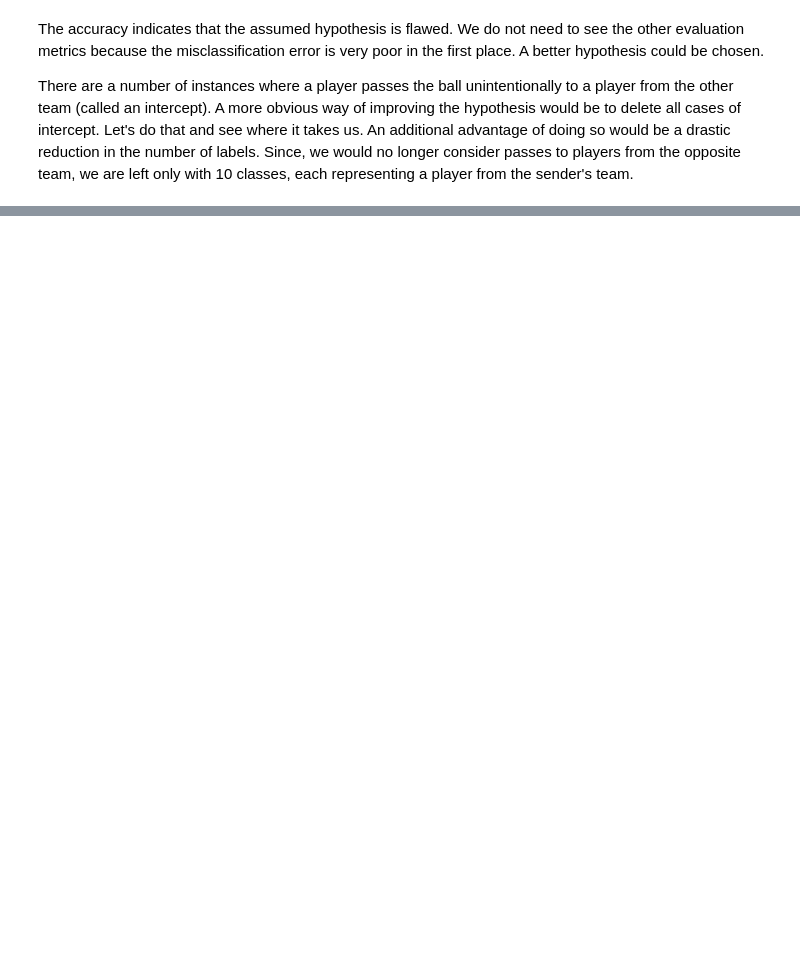
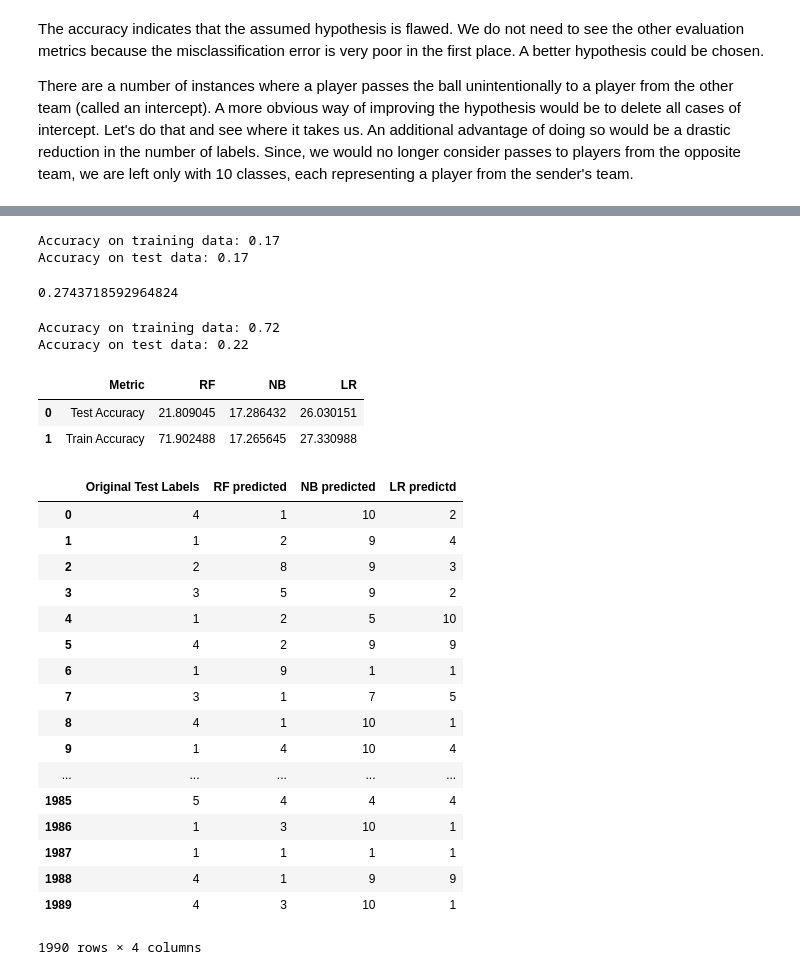
Before and after one commit to KedarDabhadkar/Soccer-Pass-Prediction, a Jupyter notebook: Hypothesis1.ipynb, the cells around one changed output, grey strips where cells are left out. Saved outputs shown, nothing was run; the diff lists cells and outputs as text; code cells hidden in the pictures; blank space fills up the shorter version.

```diff
--- a/Hypothesis1.ipynb
+++ b/Hypothesis1.ipynb
@@ -139,0 +264,4 @@ Let's do that and see where it takes us. An additional advantage of doing so wou
+# %%
+X_train, X_test, Y_train, Y_test = train_test_split(X, Y_list, random_state = 10,test_size=0.2)
+sXtr = sparse.csr_matrix(X_train)
+sXte = sparse.csr_matrix(X_test)
@@ -139,0 +281,3 @@ Let's do that and see where it takes us. An additional advantage of doing so wou
+# %%
+predicted = log.predict(sXte)
+list(predicted).count(1)/len(predicted)
@@ -139,0 +286,73 @@ Let's do that and see where it takes us. An additional advantage of doing so wou
+# %%
+#Naive Bayes
+from sklearn import naive_bayes
+cnb = naive_bayes.MultinomialNB()
+cnb.fit(sXtr,Y_train)
+training_accuracy_nb = cnb.score(sXtr,Y_train)
+test_accuracy_nb = cnb.score(sXte,Y_test)
+
+print("Accuracy on training data: %0.2f" %(training_accuracy_nb))
+print("Accuracy on test data: %0.2f" %(test_accuracy_nb))
+
+predicted_nb = cnb.predict(sXte)
+list(predicted_nb).count(10)/len(predicted_nb)
+#pd.DataFrame(columns=[Y_test,predicted_nb])
+# %% [output]
+Accuracy on training data: 0.17
+Accuracy on test data: 0.17
+0.2743718592964824
+# %%
+# RandomForest
+from sklearn.ensemble import RandomForestClassifier as rf
+crf = rf(n_estimators=1)
+crf.fit(sXtr,Y_train)
+
+training_accuracy_rf = crf.score(sXtr,Y_train)
+test_accuracy_rf = crf.score(sXte,Y_test)
+
+print("Accuracy on training data: %0.2f" %(training_accuracy_rf))
+print("Accuracy on test data: %0.2f" %(test_accuracy_rf))
+
+predictedrf = crf.predict(sXte)
+probrf = crf.predict_proba(sXte)
+# %% [output]
+Accuracy on training data: 0.72
+Accuracy on test data: 0.22
+# %%
+metrics=pd.DataFrame()
+metrics['Metric']=['Test Accuracy','Train Accuracy']
+metrics.set_index('Metric')
+metrics['RF'] = [test_accuracy_rf*100,training_accuracy_rf*100]
+metrics['NB'] = [test_accuracy_nb*100,training_accuracy_nb*100]
+metrics['LR'] = [test_accuracy*100,training_accuracy*100]
+metrics
+# %% [output]
+|  | Metric | RF | NB | LR |
+| 0 | Test Accuracy | 21.809045 | 17.286432 | 26.030151 |
+| 1 | Train Accuracy | 71.902488 | 17.265645 | 27.330988 |
+# %%
+a=pd.DataFrame()
+a['Original Test Labels']=Y_test
+a['RF predicted'] = predictedrf
+a['NB predicted'] = predicted_nb
+a['LR predictd'] = predicted
+a
+# %% [output]
+|  | Original Test Labels | RF predicted | NB predicted | LR predictd |
+| 0 | 4 | 1 | 10 | 2 |
+| 1 | 1 | 2 | 9 | 4 |
+| 2 | 2 | 8 | 9 | 3 |
+| 3 | 3 | 5 | 9 | 2 |
+| 4 | 1 | 2 | 5 | 10 |
+| 5 | 4 | 2 | 9 | 9 |
+| 6 | 1 | 9 | 1 | 1 |
+| 7 | 3 | 1 | 7 | 5 |
+| 8 | 4 | 1 | 10 | 1 |
+| 9 | 1 | 4 | 10 | 4 |
+| ... | ... | ... | ... | ... |
+| 1985 | 5 | 4 | 4 | 4 |
+| 1986 | 1 | 3 | 10 | 1 |
+| 1987 | 1 | 1 | 1 | 1 |
+| 1988 | 4 | 1 | 9 | 9 |
+| 1989 | 4 | 3 | 10 | 1 |
+1990 rows × 4 columns
```
Also changed, not shown: parts of 24 cells of this notebook, 5 other files.
